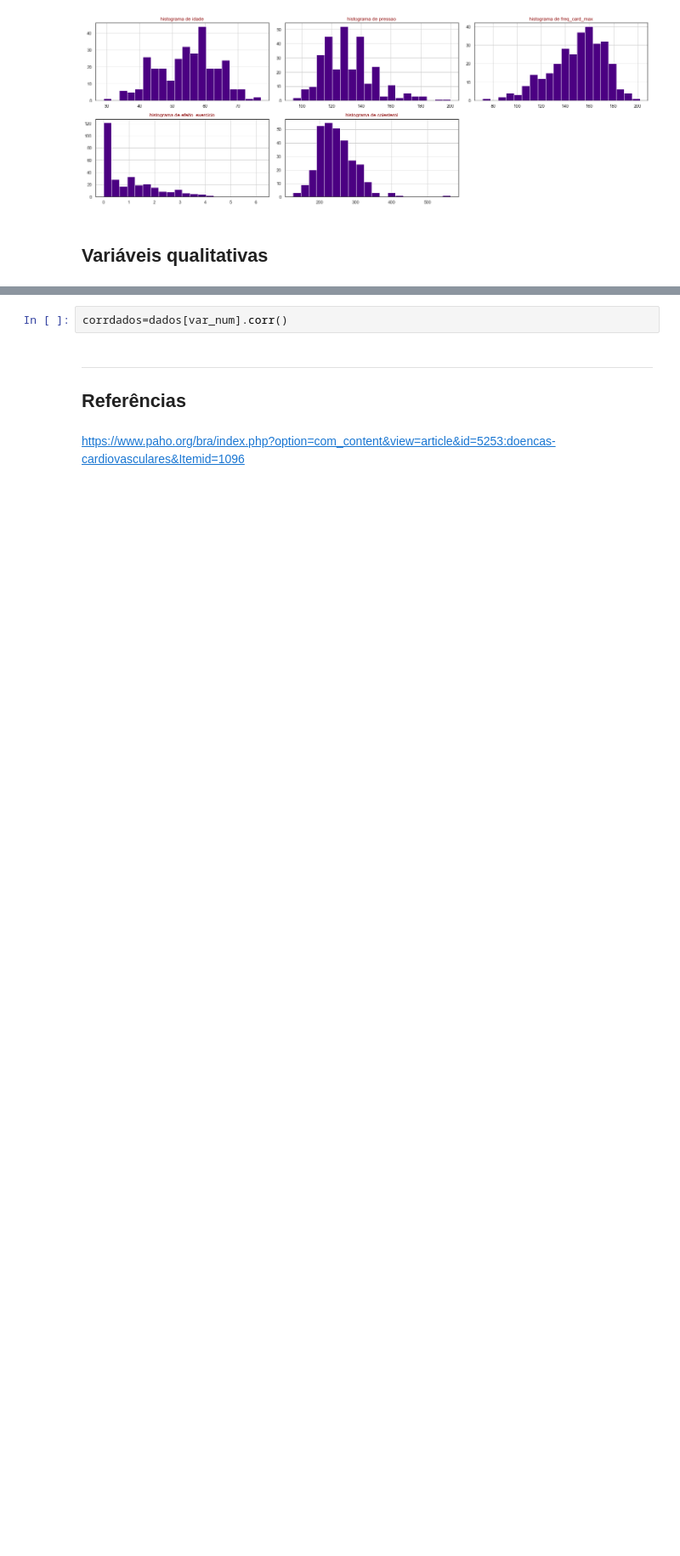
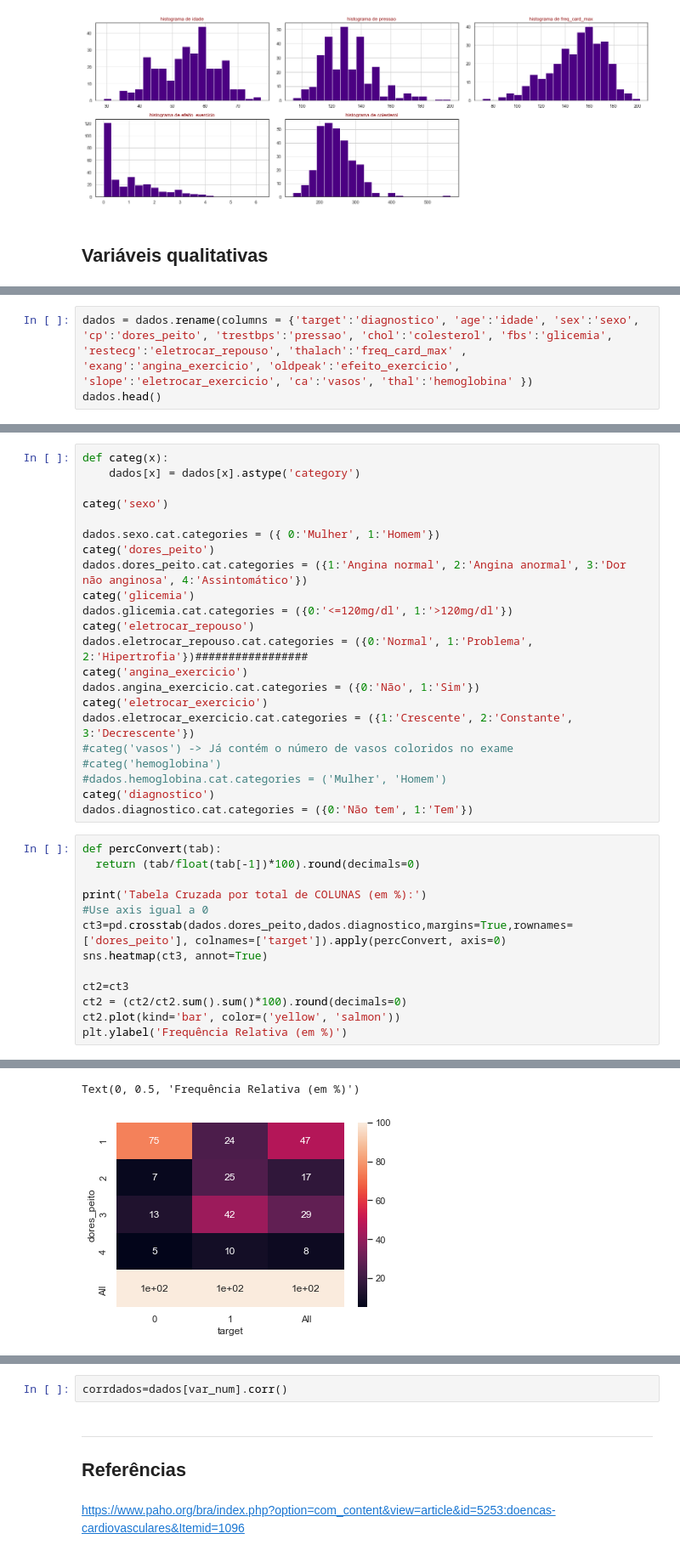
Before and after one commit to gabriellaec/CD-P3, a Jupyter notebook: Projeto 3.ipynb, the cells around one changed output, grey strips where cells are left out. Shown at 85% size. Cells and saved outputs as stored; diff of their text form; blank space fills up the shorter version.

```diff
--- a/Projeto 3.ipynb
+++ b/Projeto 3.ipynb
@@ -167,0 +165,3 @@ AttributeError: 'DataFrame' object has no attribute 'lines'
+# %%
+dados = dados.rename(columns = {'target':'diagnostico', 'age':'idade', 'sex':'sexo', 'cp':'dores_peito', 'trestbps':'pressao', 'chol':'colesterol', 'fbs':'glicemia', 'restecg':'eletrocar_repouso', 'thalach':'freq_card_max' , 'exang':'angina_exercicio', 'oldpeak':'efeito_exercicio', 'slope':'eletrocar_exercicio', 'ca':'vasos', 'thal':'hemoglobina' })
+dados.head()
@@ -167,0 +175,36 @@ AttributeError: 'DataFrame' object has no attribute 'lines'
+# %%
+def categ(x):
+    dados[x] = dados[x].astype('category')
+
+categ('sexo')
+
+dados.sexo.cat.categories = ({ 0:'Mulher', 1:'Homem'})
+categ('dores_peito')
+dados.dores_peito.cat.categories = ({1:'Angina normal', 2:'Angina anormal', 3:'Dor não anginosa', 4:'Assintomático'})
+categ('glicemia')
+dados.glicemia.cat.categories = ({0:'<=120mg/dl', 1:'>120mg/dl'})
+categ('eletrocar_repouso')
+dados.eletrocar_repouso.cat.categories = ({0:'Normal', 1:'Problema', 2:'Hipertrofia'})#################
+categ('angina_exercicio')
+dados.angina_exercicio.cat.categories = ({0:'Não', 1:'Sim'})
+categ('eletrocar_exercicio')
+dados.eletrocar_exercicio.cat.categories = ({1:'Crescente', 2:'Constante', 3:'Decrescente'})
+#categ('vasos') -> Já contém o número de vasos coloridos no exame
+#categ('hemoglobina')
+#dados.hemoglobina.cat.categories = ('Mulher', 'Homem')
+categ('diagnostico')
+dados.diagnostico.cat.categories = ({0:'Não tem', 1:'Tem'})
+# %%
+def percConvert(tab):
+  return (tab/float(tab[-1])*100).round(decimals=0)
+
+print('Tabela Cruzada por total de COLUNAS (em %):')
+#Use axis igual a 0
+ct3=pd.crosstab(dados.dores_peito,dados.diagnostico,margins=True,rownames=['dores_peito'], colnames=['target']).apply(percConvert, axis=0)
+sns.heatmap(ct3, annot=True)
+
+ct2=ct3
+ct2 = (ct2/ct2.sum().sum()*100).round(decimals=0)
+ct2.plot(kind='bar', color=('yellow', 'salmon'))
+plt.ylabel('Frequência Relativa (em %)')
+# %% [output]
@@ -167,0 +212,2 @@ AttributeError: 'DataFrame' object has no attribute 'lines'
+Text(0, 0.5, 'Frequência Relativa (em %)')
+[figure, added]
```
Also changed, not shown: parts of 11 cells of this notebook.
